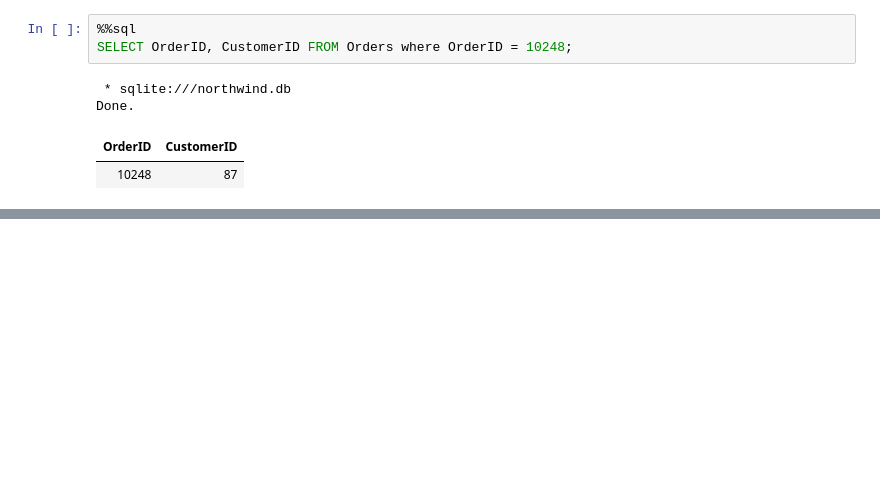
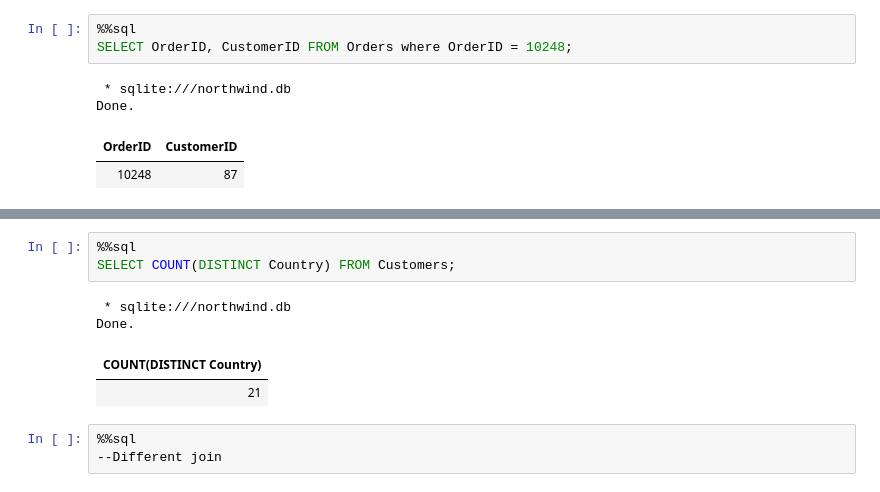
Before and after one commit to MAK8405/SQL, a Jupyter notebook: SQL.ipynb, the cells around one changed output, grey strips where cells are left out. Cells and saved outputs as stored; diff of their text form; blank space fills up the shorter version.

```diff
--- a/SQL.ipynb
+++ b/SQL.ipynb
@@ -481,0 +525,11 @@ Done.
+# %%
+%%sql
+SELECT COUNT(DISTINCT Country) FROM Customers;
+# %% [output]
+ * sqlite:///northwind.db
+Done.
+| COUNT(DISTINCT Country) |
+| 21 |
+# %%
+%%sql
+--Different join
```
Also changed, not shown: parts of 5 cells of this notebook.
